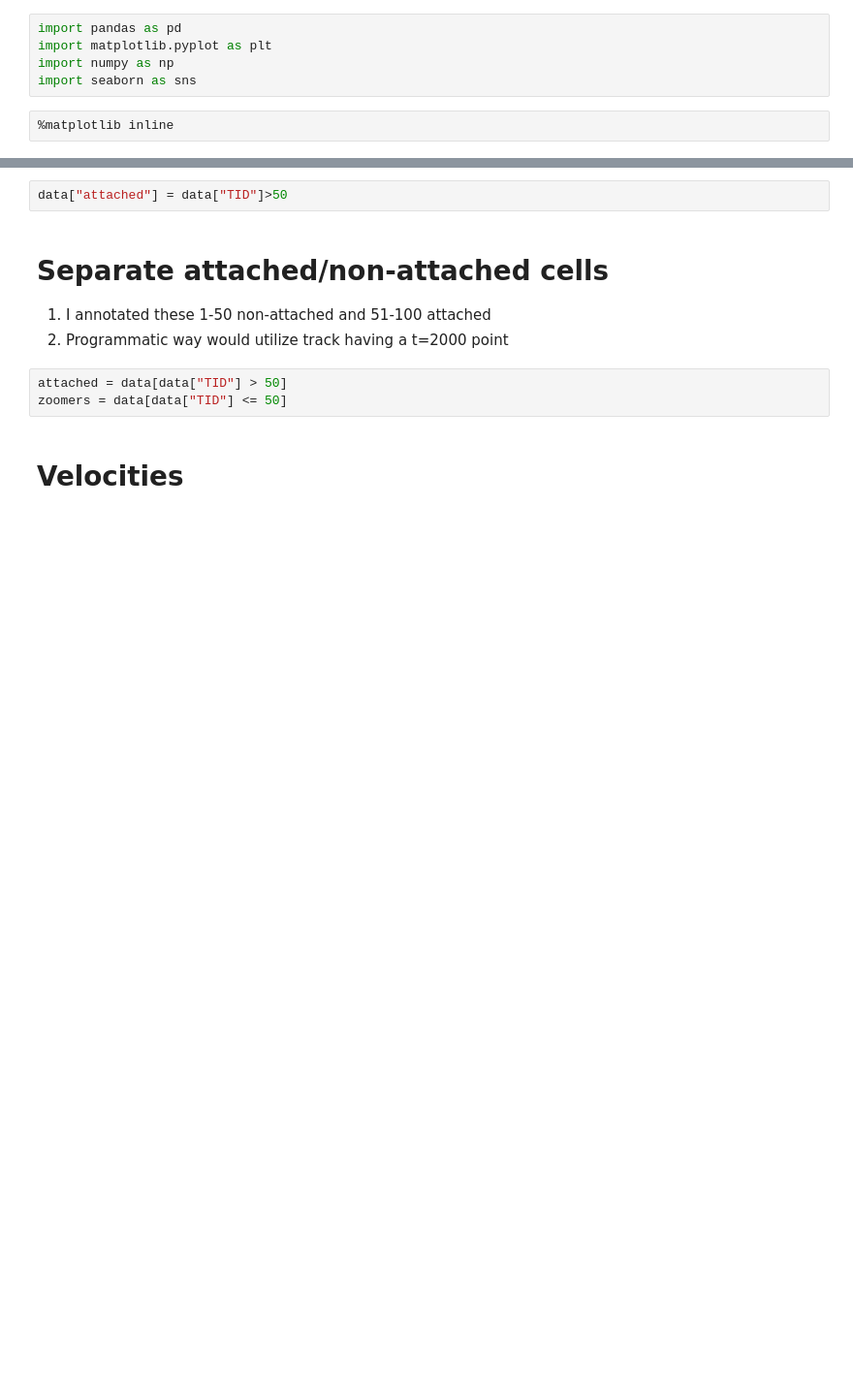
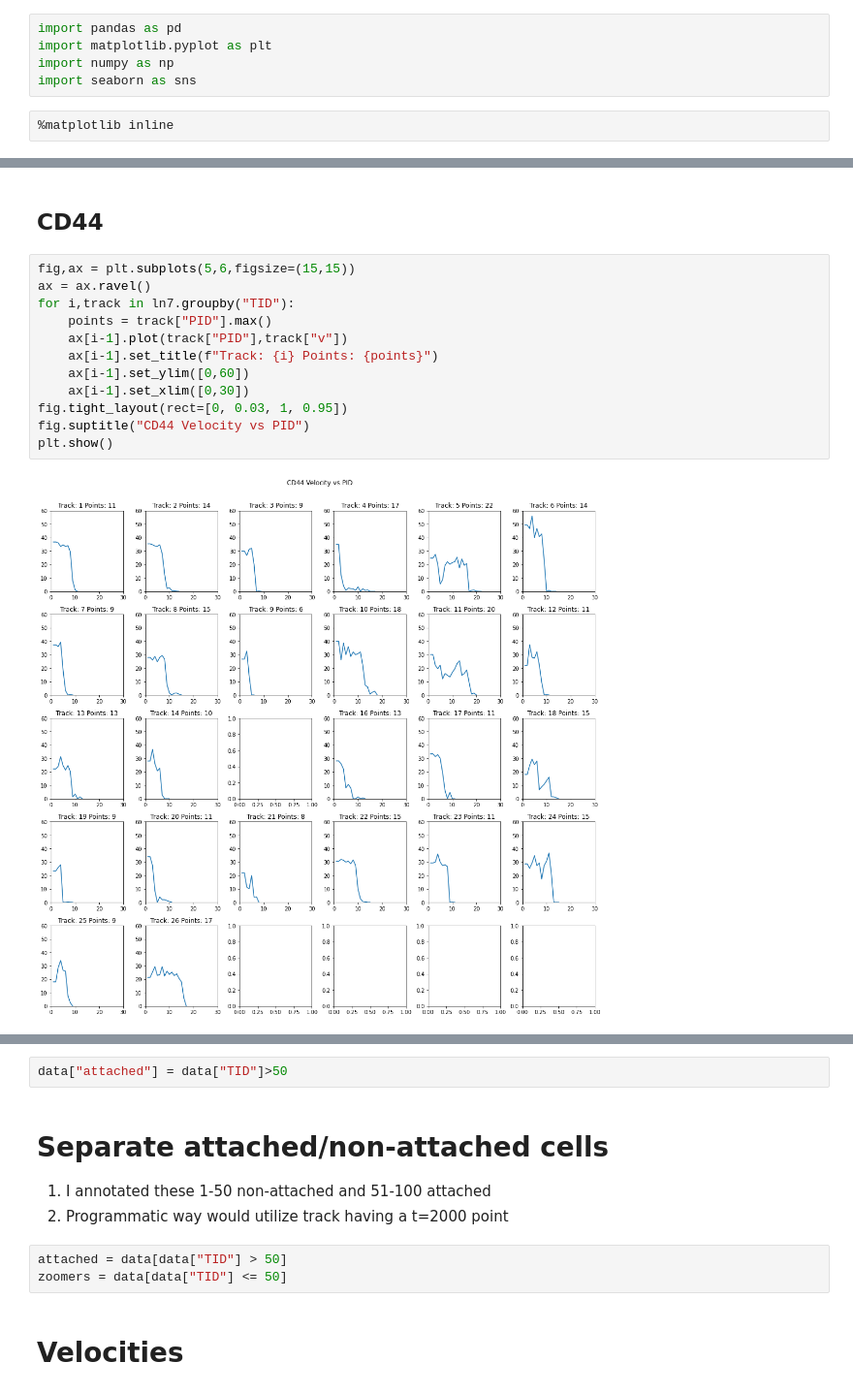
Before and after one commit to admbarre/tc_tools, a Jupyter notebook: notebooks/Flow Assay.ipynb, the cells around one changed output, grey strips where cells are left out. Shown at 97% size. Drawn from its saved outputs; the diff is of its cells as text; blank space fills up the shorter version.

```diff
--- a/notebooks/Flow Assay.ipynb
+++ b/notebooks/Flow Assay.ipynb
@@ -80,0 +456,16 @@ data["dv"] = data["v"].diff()
+# %% [markdown]
+## CD44
+# %%
+fig,ax = plt.subplots(5,6,figsize=(15,15))
+ax = ax.ravel()
+for i,track in ln7.groupby("TID"):
+    points = track["PID"].max()
+    ax[i-1].plot(track["PID"],track["v"])
+    ax[i-1].set_title(f"Track: {i} Points: {points}")
+    ax[i-1].set_ylim([0,60])
+    ax[i-1].set_xlim([0,30])
+fig.tight_layout(rect=[0, 0.03, 1, 0.95])
+fig.suptitle("CD44 Velocity vs PID")
+plt.show()
+# %% [output]
+[figure, added]
```
Also changed, not shown: parts of 105 cells of this notebook, 4 other files.
